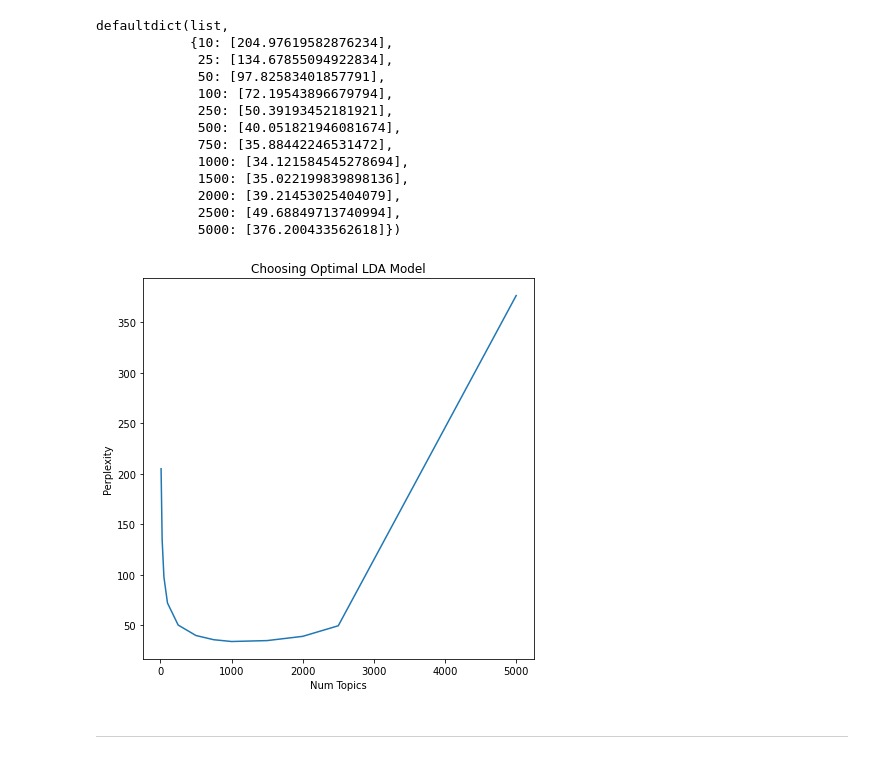
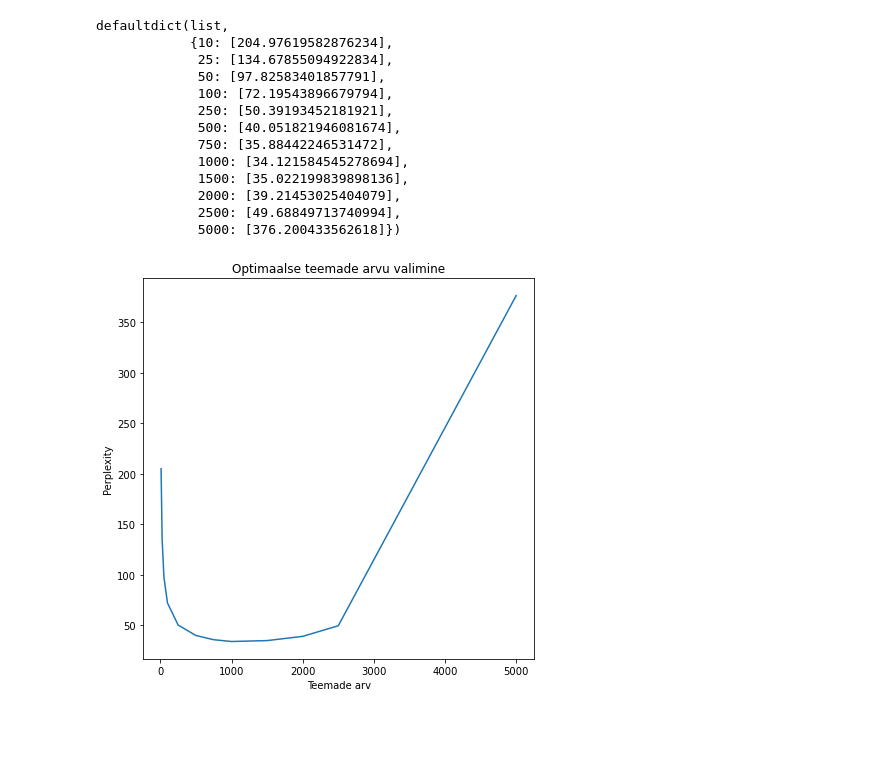
Before and after one commit to birgitsormus/noun-adj-classification, a Jupyter notebook: lda.ipynb, the cells around one changed output. Saved outputs shown, nothing was run; the diff lists cells and outputs as text; code cells hidden in the pictures; blank space fills up the shorter version.

```diff
--- a/lda.ipynb
+++ b/lda.ipynb
@@ -58,7 +62,7 @@ data.head()
 for tup in all_pairs:
     data.loc[tup[1], tup[0]] = tup[2]
 # %%
-data = data.fillna(0)
+# data = data.fillna(0)
 data.head()
 # %% [output]
 |  | eelmine | järgmine | viimane | käesolev | kogu | kohalik | suur | pikk | juriidiline | tulev | ... |
@@ -77,6 +93,6 @@ data.shape
 # %%
 from sklearn.decomposition import LatentDirichletAllocation
 # %%
-lda = LatentDirichletAllocation(n_components=500, random_state=0)
+lda = LatentDirichletAllocation(n_components=1000, random_state=0)
 # %%
 start = datetime.now()
@@ -91,7 +107,12 @@ print(datetime.now()-start)
 # %%
 topics = {}
-for i in range(500):
+for i in range(1000):
     topics[i] = []
 
 for idx, prob in enumerate(results):
     topics[np.argmax(prob)].append(data.index[idx])
+# %%
+import pickle
+
+with open("lda_topics.pickle", "wb") as f:
+    pickle.dump(topics, f)
@@ -880,13 +1754,11 @@ for n in n_components:
 # %%
 plt.figure(figsize=(7, 7))
 
 plt.plot(n_components, perplexities)
 
-plt.title("Choosing Optimal LDA Model")
-plt.xlabel("Num Topics")
+plt.title("Optimaalse teemade arvu valimine")
+plt.xlabel("Teemade arv")
 plt.ylabel("Perplexity")
-plt.savefig("optimal_model_perplexities.png")
+plt.savefig("optimal_model_perplexities_final.png")
 # %% [output]
-[figure, old version]
+[figure, new version]
-# %% [markdown]
----
```
Also changed, not shown: parts of 161 cells of this notebook, 6 other files.
